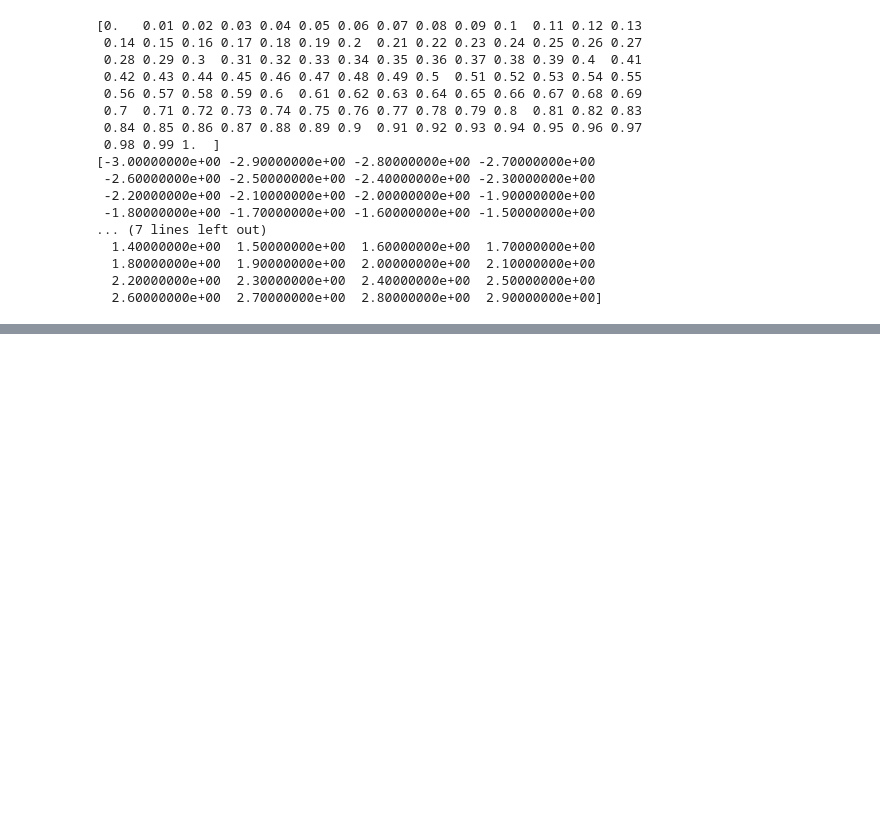
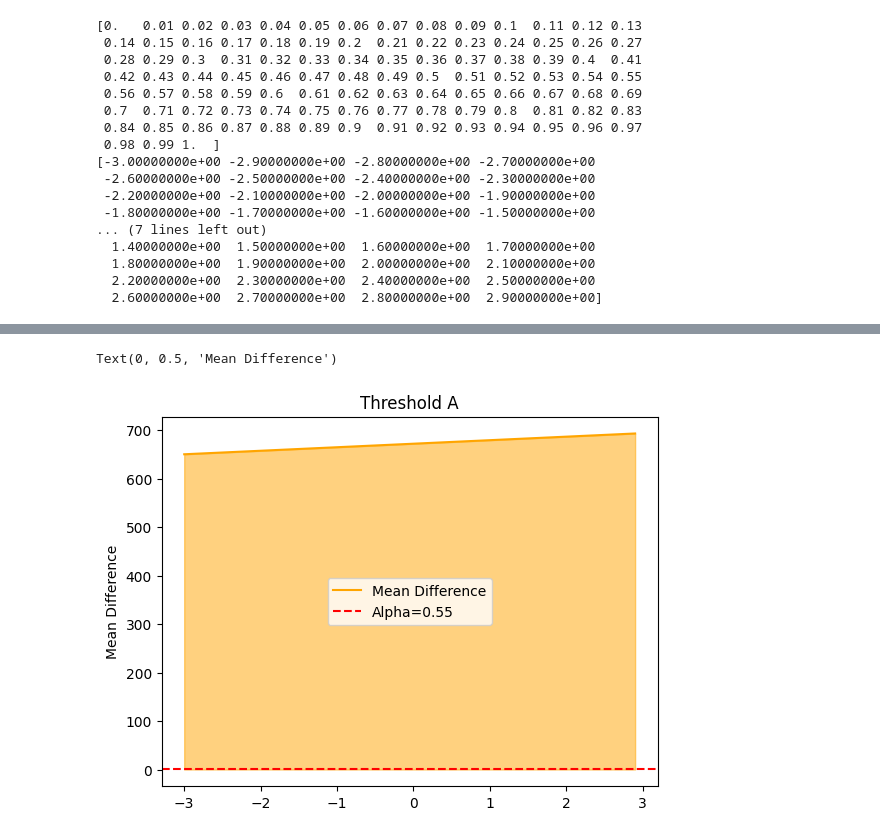
Before and after one commit to joeljins/RoAR, a Jupyter notebook: fairness/fair_thresholding_alt.ipynb, the cells around one changed output, grey strips where cells are left out. Saved outputs shown, nothing was run; the diff lists cells and outputs as text; code cells hidden in the pictures; blank space fills up the shorter version.

```diff
--- a/fairness/fair_thresholding_alt.ipynb
+++ b/fairness/fair_thresholding_alt.ipynb
@@ -195,0 +219,23 @@ print(total_util)
+# %%
+# Store x and y
+x2 = []
+y2 = []
+
+#opt_thresh = 1
+b = np.where(b > opt_thresh, b + delta_B, b)
+
+for threshold in tqdm(thresholds):
+    a = np.where(a > threshold, a + delta_A, a)
+    x2.append(threshold)
+    y2.append(np.abs(np.mean(a) - np.mean(b)))
+
+plt.plot(x2, y2, label='Mean Difference', color='orange')
+plt.axhline(alpha, color='red', linestyle='--', label=f'Alpha={alpha}')
+plt.fill_between(x2, y2, alpha, where=(np.array(y2) > alpha), interpolate=True, color='orange', alpha=0.5)
+
+plt.legend()
+plt.title("Threshold A")
+plt.ylabel('Mean Difference')
+# %% [output]
+Text(0, 0.5, 'Mean Difference')
+[figure, added]
```
Also changed, not shown: parts of 4 cells of this notebook.
